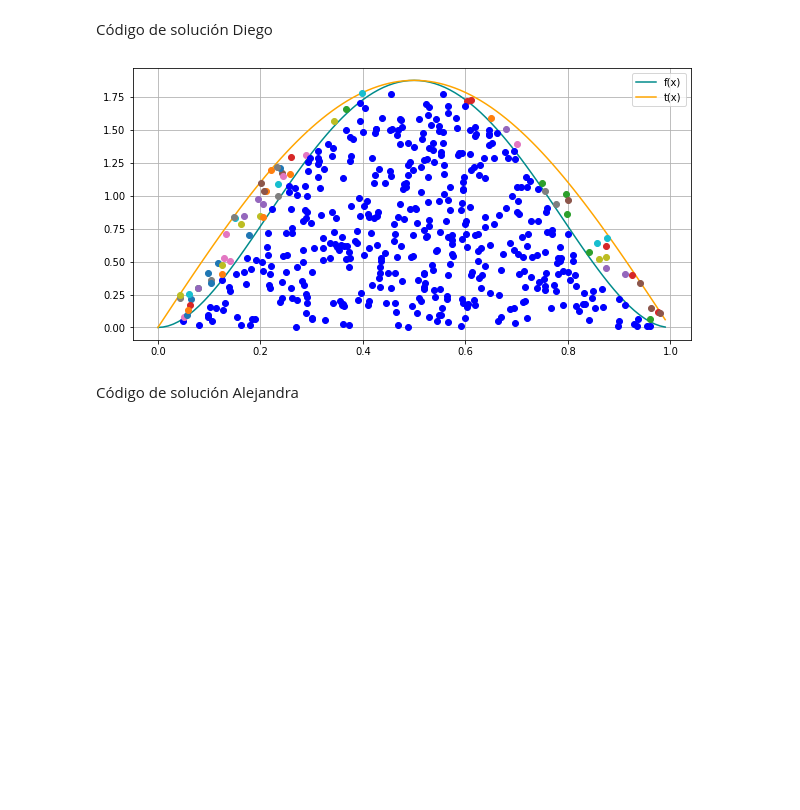
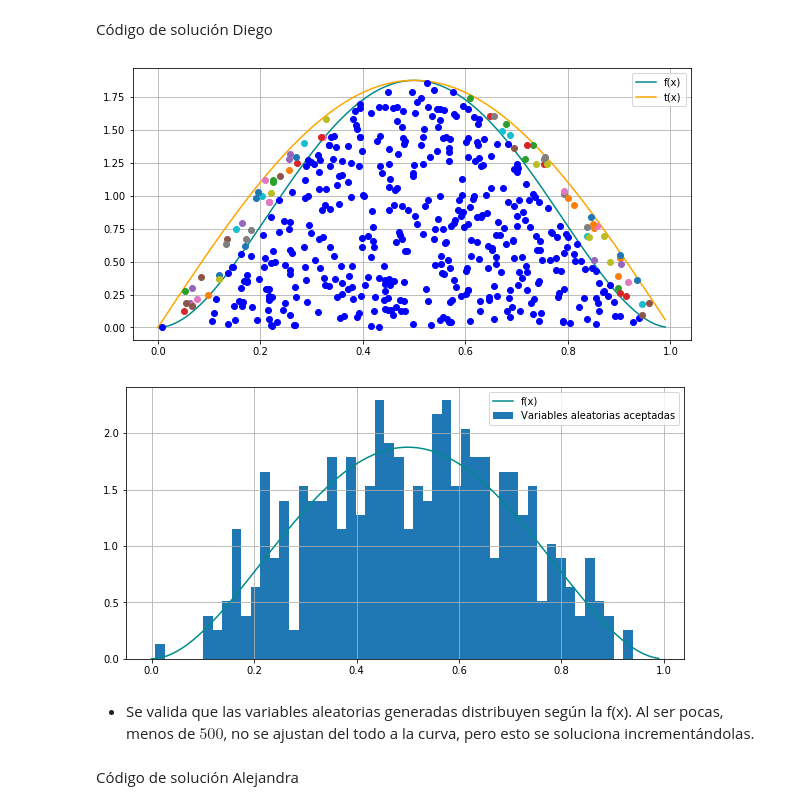
Before and after one commit to diegolazareno/Tarea6_DALopez_ARico, a Jupyter notebook: Tarea6_DALopez_ARico.ipynb, the cells around one changed output. Saved outputs shown, nothing was run; the diff lists cells and outputs as text; code cells hidden in the pictures; blank space fills up the shorter version.

```diff
--- a/Tarea6_DALopez_ARico.ipynb
+++ b/Tarea6_DALopez_ARico.ipynb
@@ -409,34 +409,44 @@ Código de solución Diego
 # Código de solución estudiante 1
 def method_acceptance_rejection(R1, R2, f, t, plot = True):
     # f(x)
     f_x = f(R1)
     # t(x)
     t_x = t(R1)
     # Condición
     condition = f_x >= R2 * t_x
 
     if plot:
         [plt.plot(R1[i], R2[i]*t_x[i], "ob") if condition[i] else plt.plot(R1[i], R2[i]*t_x[i], "o")
          for i in range(len(condition))]
 
     # Muestras aceptadas
     x_accepted = [R1[i] for i in range(len(condition)) if condition[i]]
 
     return x_accepted
 
 N = 500
 R1 = distribution_gx(N, plot = False)
 R2 = np.random.uniform(size = N)
 
 # Visualización
 plt.figure(figsize = (10, 5))
 plt.plot(x, f(x), color = "darkcyan", label = "f(x)")
 plt.plot(x, t(x), color = "orange", label = "t(x)")
 plt.legend(loc = "best")
 plt.grid();
 x_accepted1 = method_acceptance_rejection(R1, R2, f, t, plot = True)
+
+# Validación del resultado
+plt.figure(figsize = (10, 5))
+plt.plot(x, f(x), color = "darkcyan", label = "f(x)")
+plt.hist(x_accepted1, density = True, bins = 50, label = "Variables aleatorias aceptadas")
+plt.legend(loc = "best")
+plt.grid();
 # %% [output]
-[figure, old version]
+[figure, new version]
+[figure, added]
+# %% [markdown]
++ Se valida que las variables aleatorias generadas distribuyen según la f(x). Al ser pocas, menos de $500$, no se ajustan del todo a la curva, pero esto se soluciona incrementándolas.
 # %% [markdown]
 Código de solución Alejandra
 # %%
```
Also changed, not shown: parts of 6 cells of this notebook.
